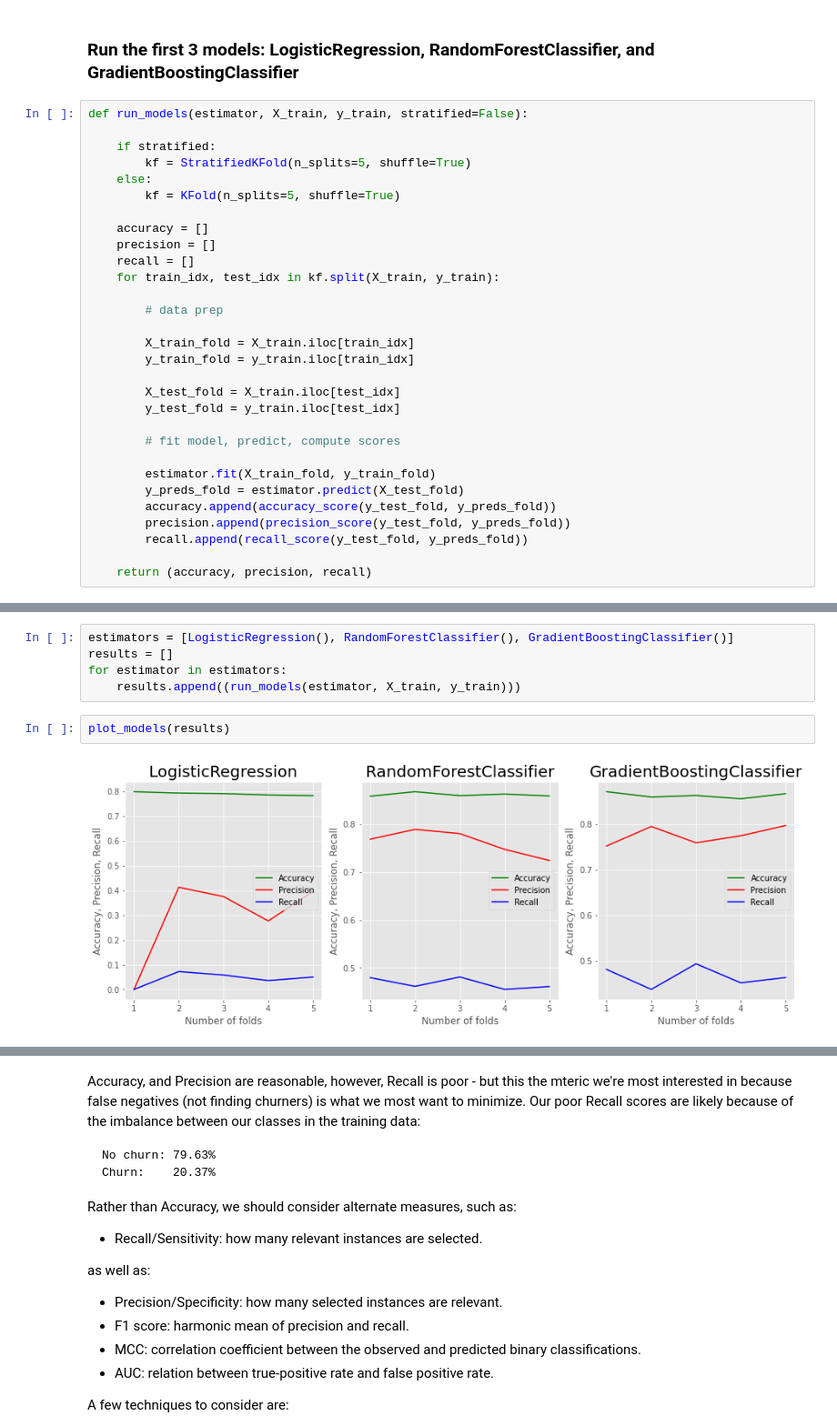
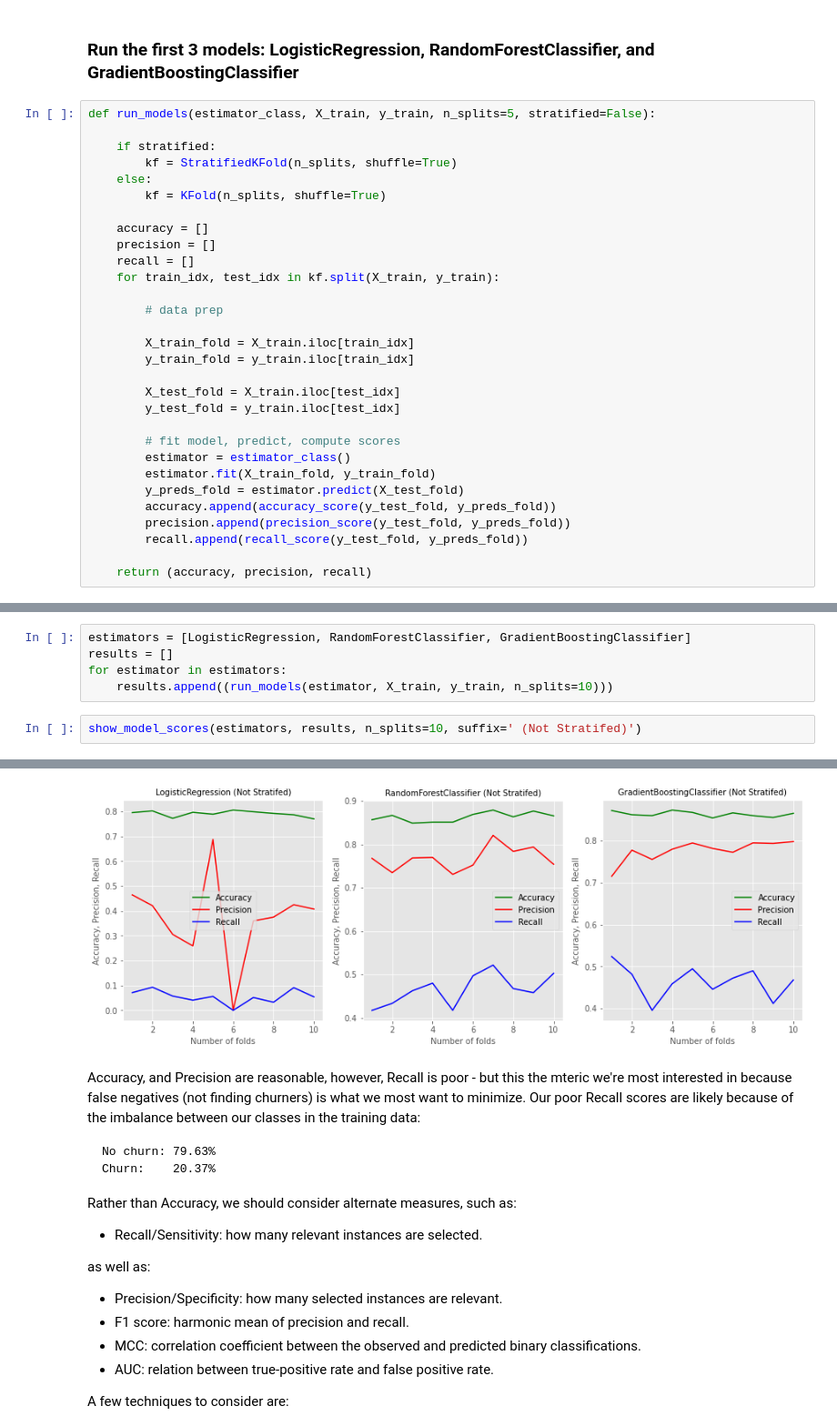
Before and after one commit to ArunMitra/Bank-Customer-Churn-Prediction, a Jupyter notebook: Notebooks/bank_customer_churn_prediction.ipynb, the cells around one changed output, grey strips where cells are left out. Shown at 91% size. Saved outputs shown, nothing was run; the diff lists cells and outputs as text.

```diff
--- a/Notebooks/bank_customer_churn_prediction.ipynb
+++ b/Notebooks/bank_customer_churn_prediction.ipynb
@@ -328,12 +328,12 @@ y_final test shape: (1000,)
 # %% [markdown]
 ### Run the first 3 models: LogisticRegression, RandomForestClassifier, and GradientBoostingClassifier
 # %%
-def run_models(estimator, X_train, y_train, stratified=False):
+def run_models(estimator_class, X_train, y_train, n_splits=5, stratified=False):
 
     if stratified:
-        kf = StratifiedKFold(n_splits=5, shuffle=True)
+        kf = StratifiedKFold(n_splits, shuffle=True)
     else:
-        kf = KFold(n_splits=5, shuffle=True)
+        kf = KFold(n_splits, shuffle=True)
 
     accuracy = []
     precision = []
@@ -349,7 +349,7 @@ def run_models(estimator, X_train, y_train, stratified=False):
         y_test_fold = y_train.iloc[test_idx]
 
         # fit model, predict, compute scores
-
+        estimator = estimator_class()
         estimator.fit(X_train_fold, y_train_fold)
         y_preds_fold = estimator.predict(X_test_fold)
         accuracy.append(accuracy_score(y_test_fold, y_preds_fold))
@@ -372,9 +384,8 @@ def plot_models(results):
 # %%
-estimators = [LogisticRegression(), RandomForestClassifier(), GradientBoostingClassifier()]
+estimators = [LogisticRegression, RandomForestClassifier, GradientBoostingClassifier]
 results = []
 for estimator in estimators:
-    results.append((run_models(estimator, X_train, y_train)))
+    results.append((run_models(estimator, X_train, y_train, n_splits=10)))
-# %%
-plot_models(results)
-# %% [output]
-[figure, removed]
+# %%
+show_model_scores(estimators, results, n_splits=10, suffix=' (Not Stratifed)')
+# %% [output]
@@ -381,3 +409,4 @@ plot_models(results)
+[figure, added]
 # %% [markdown]
 Accuracy, and Precision are reasonable, however, Recall is poor - but this the mteric we're most interested in because false negatives (not finding churners) is what we most want to minimize. Our poor Recall scores are likely because of the imbalance between our classes in the training data:
 
```
Also changed, not shown: parts of 16 cells of this notebook, 4 other files.
